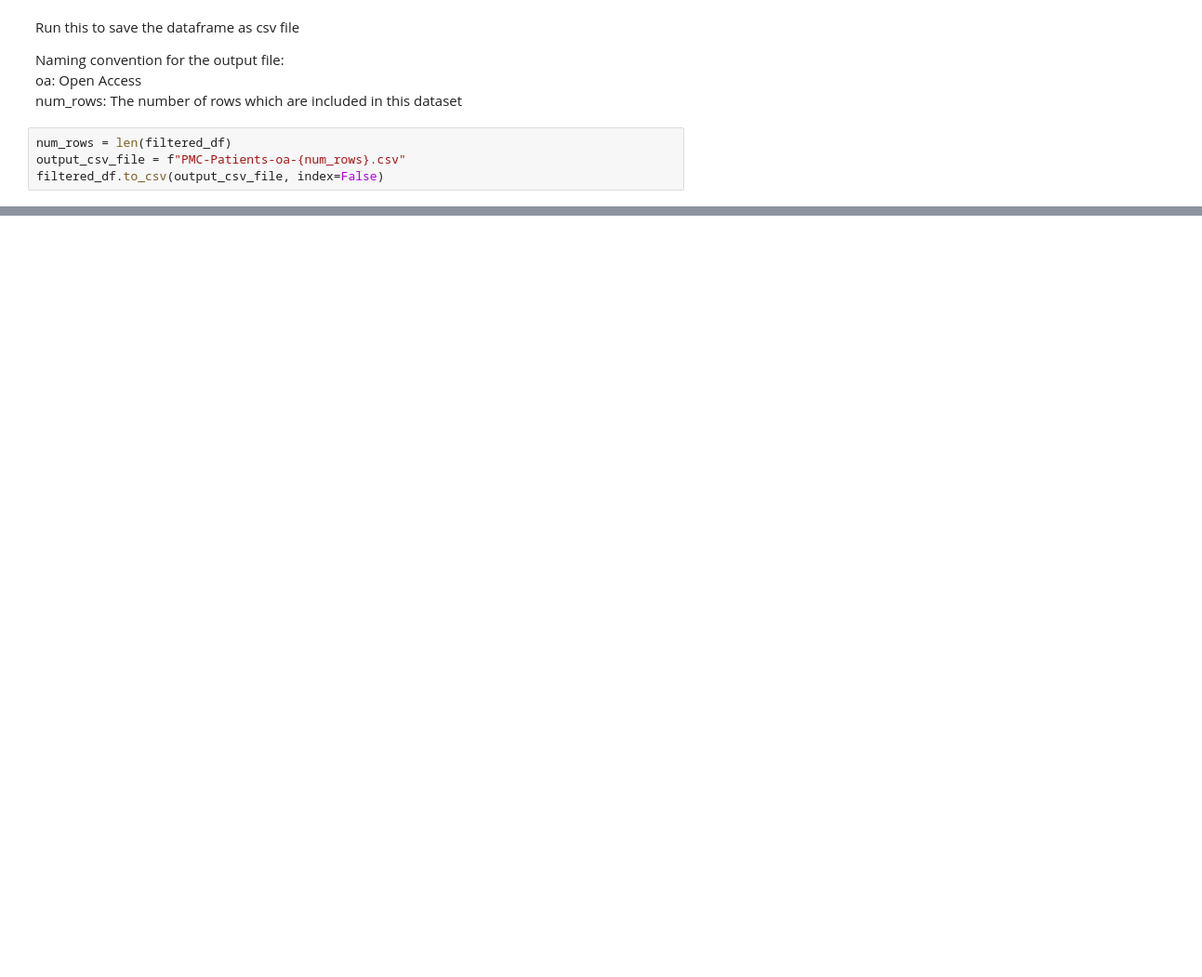
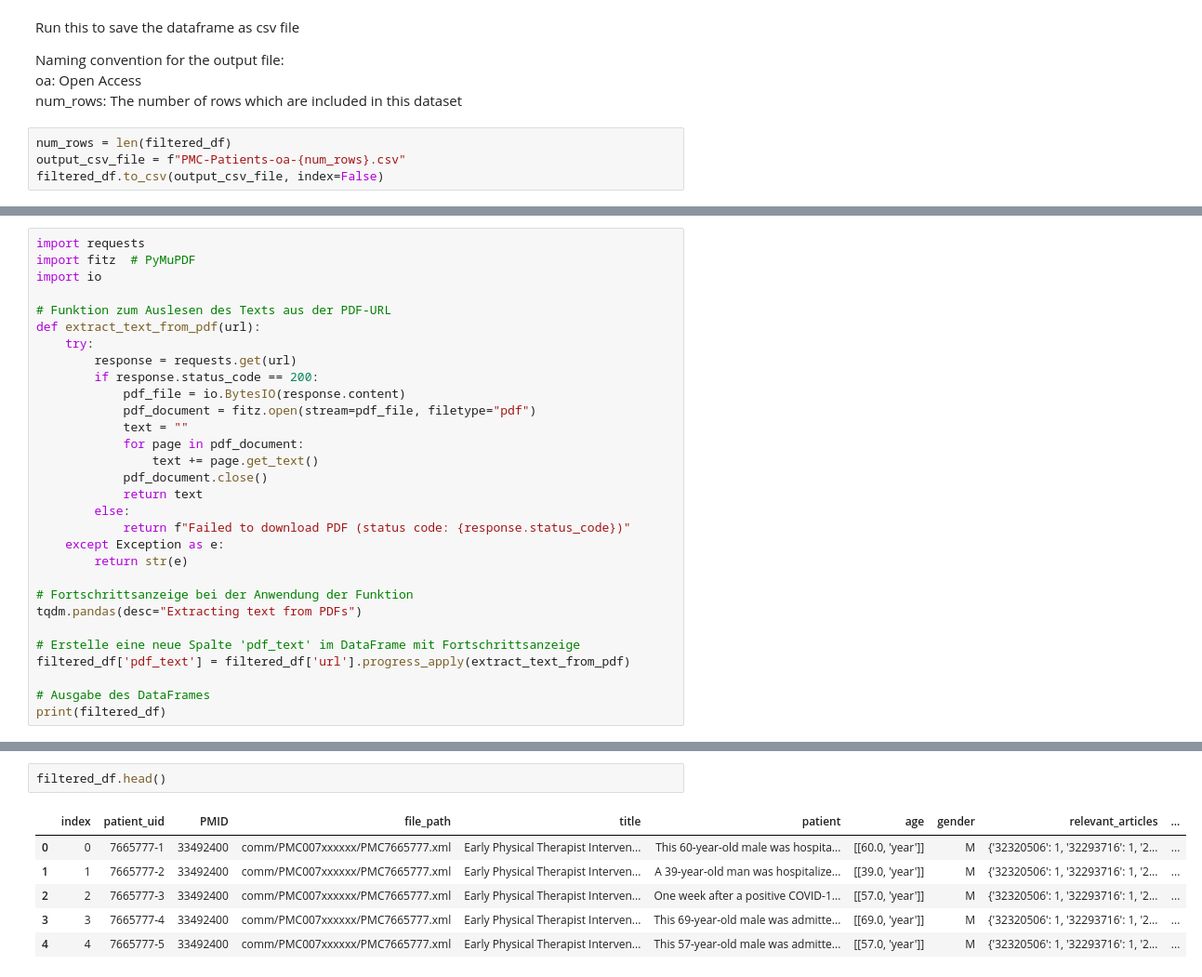
Before and after one commit to Doma1612/medLLM, a Jupyter notebook: data/pmc_patients/pmc_patients.ipynb, the cells around one changed output, grey strips where cells are left out. Shown: that part at 93% size. Saved outputs shown, nothing was run; the diff lists cells and outputs as text; blank space fills up the shorter version.

```diff
--- a/data/pmc_patients/pmc_patients.ipynb
+++ b/data/pmc_patients/pmc_patients.ipynb
@@ -48,0 +123,30 @@ filtered_df.to_csv(output_csv_file, index=False)
+# %%
+import requests
+import fitz  # PyMuPDF
+import io
+
+# Funktion zum Auslesen des Texts aus der PDF-URL
+def extract_text_from_pdf(url):
+    try:
+        response = requests.get(url)
+        if response.status_code == 200:
+            pdf_file = io.BytesIO(response.content)
+            pdf_document = fitz.open(stream=pdf_file, filetype="pdf")
+            text = ""
+            for page in pdf_document:
+                text += page.get_text()
+            pdf_document.close()
+            return text
+        else:
+            return f"Failed to download PDF (status code: {response.status_code})"
+    except Exception as e:
+        return str(e)
+
+# Fortschrittsanzeige bei der Anwendung der Funktion
+tqdm.pandas(desc="Extracting text from PDFs")
+
+# Erstelle eine neue Spalte 'pdf_text' im DataFrame mit Fortschrittsanzeige
+filtered_df['pdf_text'] = filtered_df['url'].progress_apply(extract_text_from_pdf)
+
+# Ausgabe des DataFrames
+print(filtered_df)
@@ -48,0 +171,9 @@ filtered_df.to_csv(output_csv_file, index=False)
+# %%
+filtered_df.head()
+# %% [output]
+|  | index | patient_uid | PMID | file_path | title | patient | age | gender | relevant_articles | ... |
+| 0 | 0 | 7665777-1 | 33492400 | comm/PMC007xxxxxx/PMC7665777.xml | Early Physical Therapist Interven... | This 60-year-old male was hospita... | [[60.0, 'year']] | M | {'32320506': 1, '32293716': 1, '2... | ... |
+| 1 | 1 | 7665777-2 | 33492400 | comm/PMC007xxxxxx/PMC7665777.xml | Early Physical Therapist Interven... | A 39-year-old man was hospitalize... | [[39.0, 'year']] | M | {'32320506': 1, '32293716': 1, '2... | ... |
+| 2 | 2 | 7665777-3 | 33492400 | comm/PMC007xxxxxx/PMC7665777.xml | Early Physical Therapist Interven... | One week after a positive COVID-1... | [[57.0, 'year']] | M | {'32320506': 1, '32293716': 1, '2... | ... |
+| 3 | 3 | 7665777-4 | 33492400 | comm/PMC007xxxxxx/PMC7665777.xml | Early Physical Therapist Interven... | This 69-year-old male was admitte... | [[69.0, 'year']] | M | {'32320506': 1, '32293716': 1, '2... | ... |
+| 4 | 4 | 7665777-5 | 33492400 | comm/PMC007xxxxxx/PMC7665777.xml | Early Physical Therapist Interven... | This 57-year-old male was admitte... | [[57.0, 'year']] | M | {'32320506': 1, '32293716': 1, '2... | ... |
```
Also changed, not shown: parts of 22 cells of this notebook, 1 other file.
